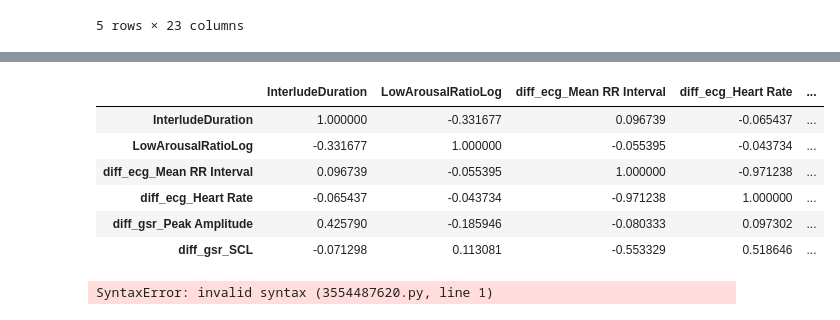
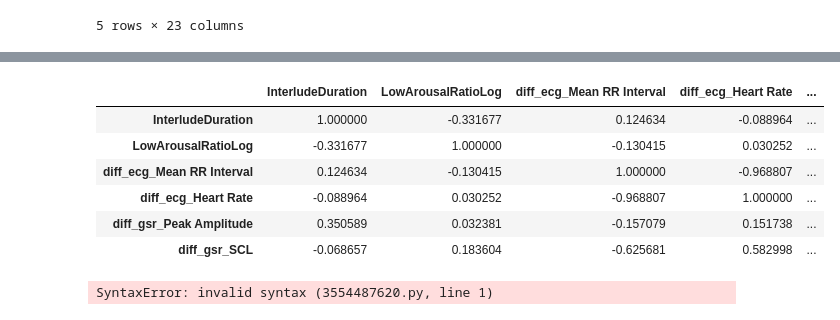
Before and after one commit to ChristosP1/CASE_project, a Jupyter notebook: FINAL_full_analysis_notebook.ipynb, the cells around one changed output, grey strips where cells are left out. Drawn from its saved outputs; the diff is of its cells as text; code cells hidden in the pictures.

```diff
--- a/FINAL_full_analysis_notebook.ipynb
+++ b/FINAL_full_analysis_notebook.ipynb
@@ -25,7 +25,7 @@ warnings.filterwarnings("ignore")
 
 # ....
 # %%
-CPA = False
+CPA = True
 VISUALIZE_CPA = True
 # %% [markdown]
 #### Raw data directories
@@ -790,9 +810,10 @@ iv_dv_clean CSV saved to preprocessed_data/iv_dv_data.csv
 ### Correlation
 # %%
 # Load dataset
-data_path = "preprocessed_data/iv_dv_data.csv"
-data = load_csv_data(data_path)
-data.head()
+data_path = 'preprocessed_data/iv_dv_data_cpa.csv' if CPA else 'preprocessed_data/iv_dv_data.csv'
+
+orig_data = load_csv_data(data_path)
+orig_data.head()
 # %% [output]
 |  | participant | InterludeDuration | Interlude Video Count | Interlude Low Arousal | LowArousalRatioLog | ... |
 | 0 | 1 | 959.959 | 3.0 | 2.0 | -0.2877 | ... |
@@ -804,8 +825,9 @@ data.head()
 # %%
 # Keep only relevant columns (differences)
 #relevant_columns = ['InterludeDuration', 'LowArousalRatioLog', 'diff_ecg_Mean RR Interval', 'diff_ecg_Heart Rate', 'diff_ecg_HRV SDNN', 'diff_gsr_Peak Amplitude', 'diff_gsr_SCR', 'diff_gsr_SCL']
-relevant_columns = ['InterludeDuration', 'LowArousalRatioLog', 'diff_ecg_Mean RR Interval', 'diff_ecg_Heart Rate', 'diff_gsr_Peak Amplitude', 'diff_gsr_SCL']
-data = data[relevant_columns]
-data.head()
+relevant_columns = ['participant', 'InterludeDuration', 'LowArousalRatioLog', 'diff_ecg_Mean RR Interval', 'diff_ecg_Heart Rate', 'diff_gsr_Peak Amplitude', 'diff_gsr_SCL']
+orig_data = orig_data[relevant_columns]
+orig_data = orig_data.set_index('participant', drop=True)
+orig_data.head()
 # %% [output]
 |  | InterludeDuration | LowArousalRatioLog | diff_ecg_Mean RR Interval | diff_ecg_Heart Rate | ... |
@@ -817,15 +840,15 @@ data.head()
 # %%
 # Calculate the Pearson correlation matrix
-correlation_matrix = data.corr(method='pearson')
+correlation_matrix = orig_data.corr(method='pearson')
 correlation_matrix
 # %% [output]
 |  | InterludeDuration | LowArousalRatioLog | diff_ecg_Mean RR Interval | diff_ecg_Heart Rate | ... |
-| InterludeDuration | 1.000000 | -0.331677 | 0.096739 | -0.065437 | ... |
-| LowArousalRatioLog | -0.331677 | 1.000000 | -0.055395 | -0.043734 | ... |
-| diff_ecg_Mean RR Interval | 0.096739 | -0.055395 | 1.000000 | -0.971238 | ... |
-| diff_ecg_Heart Rate | -0.065437 | -0.043734 | -0.971238 | 1.000000 | ... |
-| diff_gsr_Peak Amplitude | 0.425790 | -0.185946 | -0.080333 | 0.097302 | ... |
-| diff_gsr_SCL | -0.071298 | 0.113081 | -0.553329 | 0.518646 | ... |
+| InterludeDuration | 1.000000 | -0.331677 | 0.124634 | -0.088964 | ... |
+| LowArousalRatioLog | -0.331677 | 1.000000 | -0.130415 | 0.030252 | ... |
+| diff_ecg_Mean RR Interval | 0.124634 | -0.130415 | 1.000000 | -0.968807 | ... |
+| diff_ecg_Heart Rate | -0.088964 | 0.030252 | -0.968807 | 1.000000 | ... |
+| diff_gsr_Peak Amplitude | 0.350589 | 0.032381 | -0.157079 | 0.151738 | ... |
+| diff_gsr_SCL | -0.068657 | 0.183604 | -0.625681 | 0.582998 | ... |
 # %%
 stop running here
 # %% [output]
```
Also changed, not shown: parts of 5 cells of this notebook.
